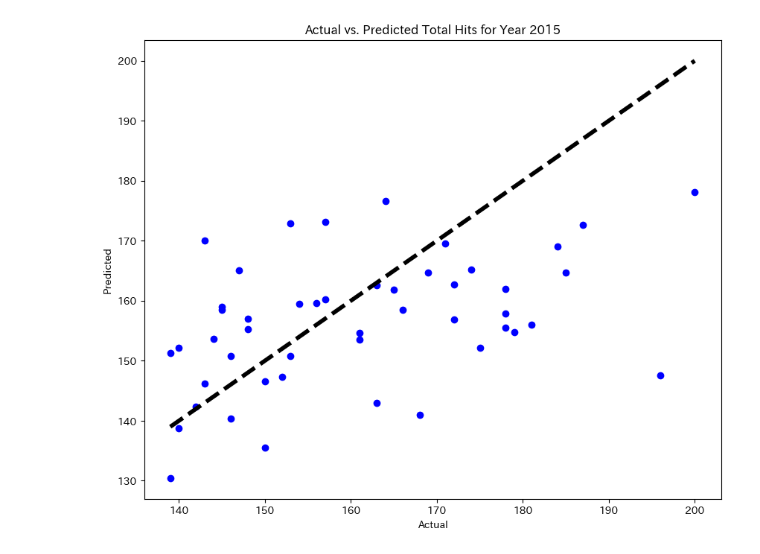
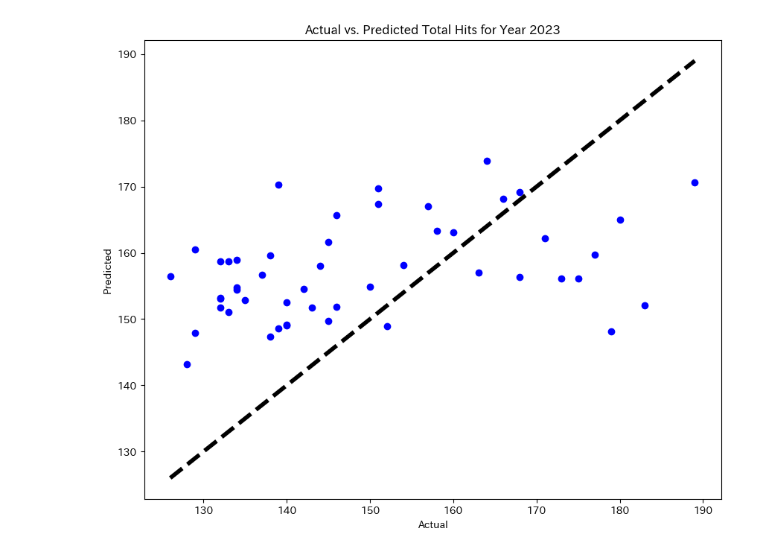
Before and after one commit to Ota1022/mlb-data-analysis, a Jupyter notebook: analysis_60games.ipynb, the cells around one changed output. Cells and saved outputs as stored; diff of their text form; code cells hidden in the pictures.

```diff
--- a/analysis_60games.ipynb
+++ b/analysis_60games.ipynb
@@ -22,14 +23,16 @@ pd.options.mode.chained_assignment = None
 warnings.filterwarnings("ignore")
 # %%
 american2011 = pd.read_csv("american2011.csv")
-american2012 = pd.read_csv("american2012.csv")
 american2013 = pd.read_csv("american2013.csv")
 american2014 = pd.read_csv("american2014.csv")
 american2015 = pd.read_csv("american2015.csv")
+american2022 = pd.read_csv("american2022.csv")
+american2023 = pd.read_csv("american2023.csv")
 
 american2011["Year"] = 2011
-american2012["Year"] = 2012
 american2013["Year"] = 2013
 american2014["Year"] = 2014
 american2015["Year"] = 2015
+american2022["Year"] = 2022
+american2023["Year"] = 2023
 # %%
@@ -56,6 +67,8 @@ for i in range(len(data_frames)):
     data_frames[i] = data_frames[i].drop(columns='H')
 # %%
 data_2011 = data_frames[0]
-data_2013 = data_frames[2]
-data_2014 = data_frames[3]
-data_2015 = data_frames[4]
+data_2013 = data_frames[1]
+data_2014 = data_frames[2]
+data_2015 = data_frames[3]
+data_2022 = data_frames[4]
+data_2023 = data_frames[5]
@@ -99,0 +192,5 @@ sorted_data_2015
+# %%
+# LightGBM
+data_2022["Predicted_H_total"] = LGBfinal_preds
+sorted_data_2022 = data_2022.sort_values(by='H_total', ascending=False).reset_index(drop=True)
+sorted_data_2022
@@ -100,9 +215,7 @@ sorted_data_2015
 # %%
-from sklearn.metrics import mean_absolute_error, mean_squared_error, r2_score
-
-models = [model_2011, model_2013, model_2014]
-years = [2011, 2013, 2014]
-data = [data_2011, data_2013, data_2014]
+models = [LGBmodel_2011, LGBmodel_2013, LGBmodel_2014, LGBmodel_2015]
+years = [2011, 2013, 2014, 2015]
+data = [data_2011, data_2013, data_2014, data_2015]
 
 for i, model in enumerate(models):
     y_true = data[i]["H_total"]
@@ -113,15 +226,15 @@ for i, model in enumerate(models):
     rmse = np.sqrt(mse)
     r2 = r2_score(y_true, y_pred)
 
-    print(f"Model {years[i]} Evaluation:")
-    print(f"MAE: {mae}")
-    print(f"MSE: {mse}")
-    print(f"RMSE: {rmse}")
-    print(f"R^2: {r2}")
+    print(f"LGBModel {years[i]} Evaluation:")
+    print(f"LGB_MAE: {mae}")
+    print(f"LGB_MSE: {mse}")
+    print(f"LGB_RMSE: {rmse}")
+    print(f"LGB_R^2: {r2}")
     print("-------------------------")
 
-y_true_final = data_2015["H_total"]
-y_pred_final = data_2015["Predicted_H_total"]
+y_true_final = data_2022["H_total"]
+y_pred_final = data_2022["Predicted_H_total"]
 
 mae_final = mean_absolute_error(y_true_final, y_pred_final)
 mse_final = mean_squared_error(y_true_final, y_pred_final)
@@ -129,10 +242,10 @@ rmse_final = np.sqrt(mse_final)
 r2_final = r2_score(y_true_final, y_pred_final)
 
 print("Final Model Evaluation:")
-print(f"MAE: {mae_final}")
-print(f"MSE: {mse_final}")
-print(f"RMSE: {rmse_final}")
-print(f"R^2: {r2_final}")
+print(f"LGB_MAE: {mae_final}")
+print(f"LGB_MSE: {mse_final}")
+print(f"LGB_RMSE: {rmse_final}")
+print(f"LGB_R^2: {r2_final}")
 print("-------------------------")
 
 plt.figure(figsize=(10, 8))
@@ -140,6 +253,6 @@ plt.scatter(y_true_final, y_pred_final, color='blue')
 plt.plot([y_true_final.min(), y_true_final.max()], [y_true_final.min(), y_true_final.max()], 'k--', lw=4)
 plt.xlabel('Actual')
 plt.ylabel('Predicted')
-plt.title('Actual vs. Predicted Total Hits for Year 2015')
+plt.title('Actual vs. Predicted Total Hits for Year 2023')
 plt.show()
 # %% [output]
@@ -162,2 +275,2 @@ R^2: 0.05760015295563592
 -------------------------
-[figure, old version]
+[figure, new version]
```
Also changed, not shown: parts of 13 cells of this notebook, 1 other file.
